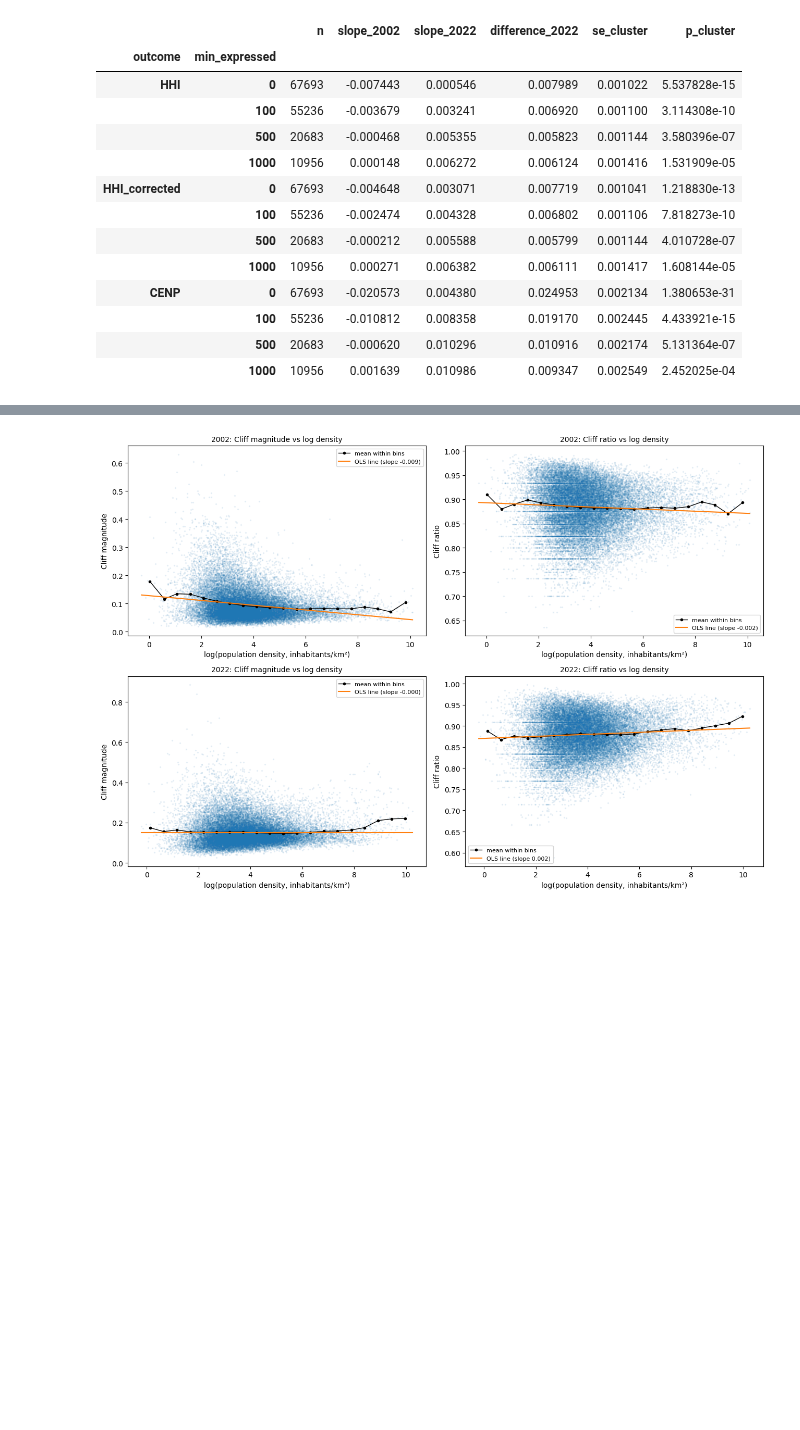
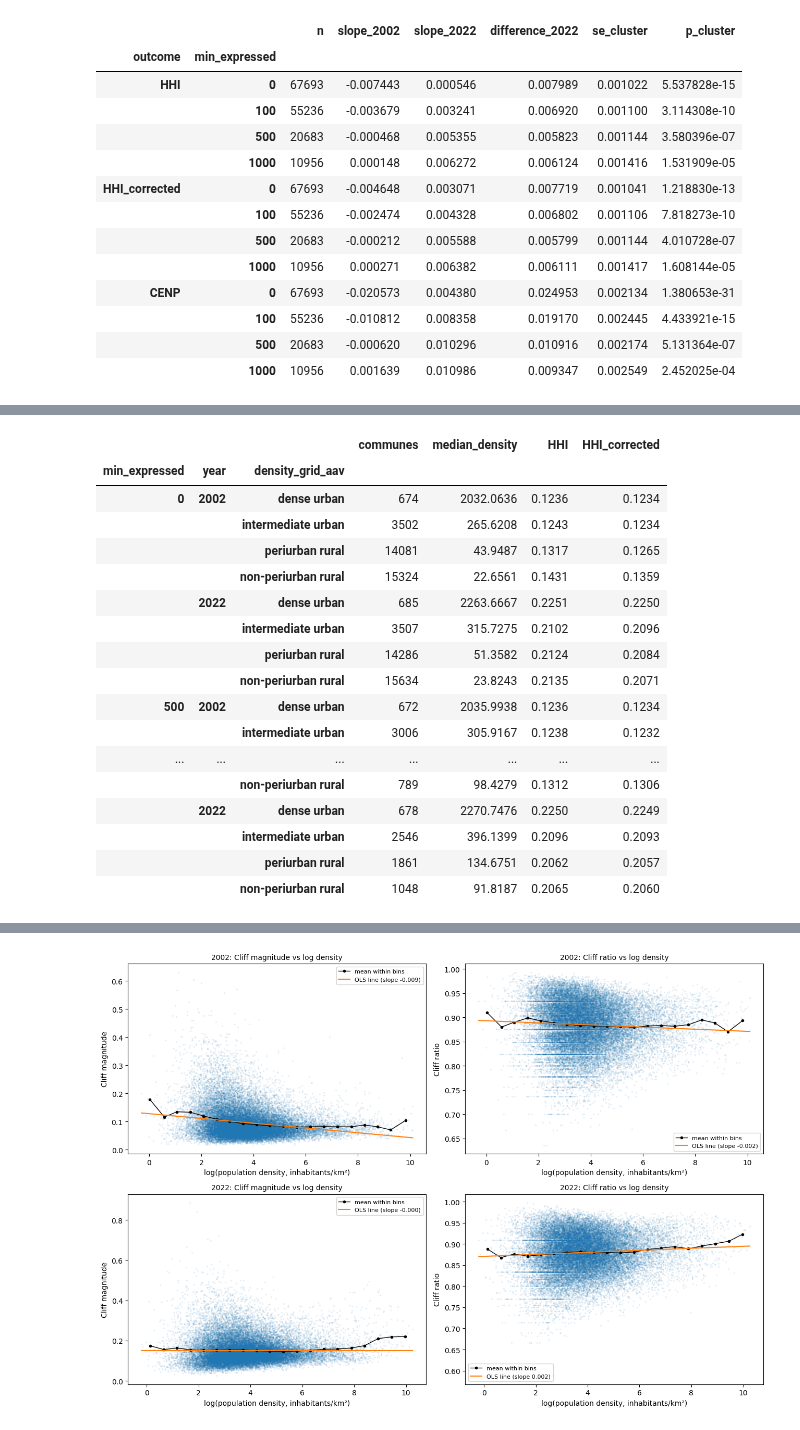
Before and after one commit to clarasalas/strategic-voting-geo-2RS, a Jupyter notebook: notebooks/analysis_communes.ipynb, the cells around one changed output, grey strips where cells are left out. Drawn from its saved outputs; the diff is of its cells as text; code cells hidden in the pictures; blank space fills up the shorter version.

```diff
--- a/notebooks/analysis_communes.ipynb
+++ b/notebooks/analysis_communes.ipynb
@@ -305,0 +319,27 @@ log_density:C(year)[T.2022]     0.0080      0.001      7.814      0.000       0.
+# %%
+GRID = list(DENSITY_GRID_AAV_LEVELS.values())  # from most to least dense
+main["density_grid_aav"] = pd.Categorical(main["density_grid_aav"], GRID, ordered=True)
+GRID_THRESHOLDS = [0, 500, 1000]
+pd.concat({t: main[main["expressed"] >= t].groupby(["year", "density_grid_aav"], observed=True).agg(
+              communes=("commune_code", "size"), median_density=("density", "median"),
+              HHI=("HHI", "mean"), HHI_corrected=("HHI_corrected", "mean"))
+           for t in GRID_THRESHOLDS}, names=["min_expressed"]).round(4)
+# %% [output]
+|  |  |  | communes | median_density | HHI | HHI_corrected |
+| min_expressed | year | density_grid_aav |  |  |  |  |
+| 0 | 2002 | dense urban | 674 | 2032.0636 | 0.1236 | 0.1234 |
+|  |  | intermediate urban | 3502 | 265.6208 | 0.1243 | 0.1234 |
+|  |  | periurban rural | 14081 | 43.9487 | 0.1317 | 0.1265 |
+|  |  | non-periurban rural | 15324 | 22.6561 | 0.1431 | 0.1359 |
+|  | 2022 | dense urban | 685 | 2263.6667 | 0.2251 | 0.2250 |
+|  |  | intermediate urban | 3507 | 315.7275 | 0.2102 | 0.2096 |
+|  |  | periurban rural | 14286 | 51.3582 | 0.2124 | 0.2084 |
+|  |  | non-periurban rural | 15634 | 23.8243 | 0.2135 | 0.2071 |
+| 500 | 2002 | dense urban | 672 | 2035.9938 | 0.1236 | 0.1234 |
+|  |  | intermediate urban | 3006 | 305.9167 | 0.1238 | 0.1232 |
+| ... | ... | ... | ... | ... | ... | ... |
+|  |  | non-periurban rural | 789 | 98.4279 | 0.1312 | 0.1306 |
+|  | 2022 | dense urban | 678 | 2270.7476 | 0.2250 | 0.2249 |
+|  |  | intermediate urban | 2546 | 396.1399 | 0.2096 | 0.2093 |
+|  |  | periurban rural | 1861 | 134.6751 | 0.2062 | 0.2057 |
+|  |  | non-periurban rural | 1048 | 91.8187 | 0.2065 | 0.2060 |
```
Also changed, not shown: parts of 7 cells of this notebook, 4 other files.
